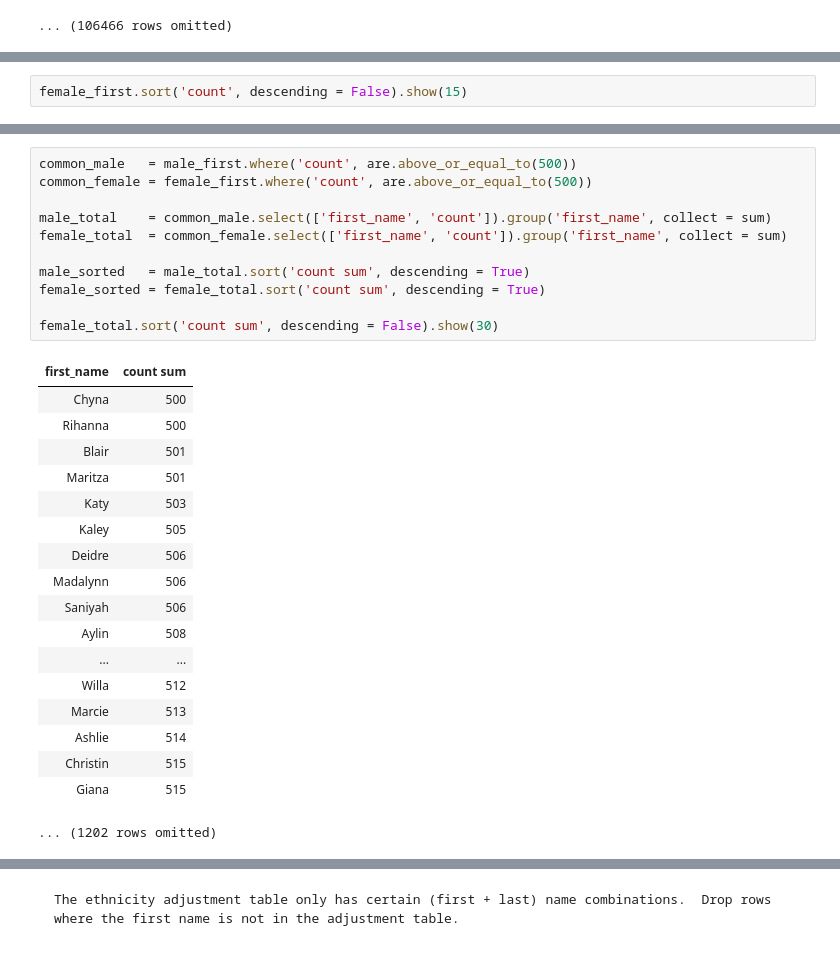
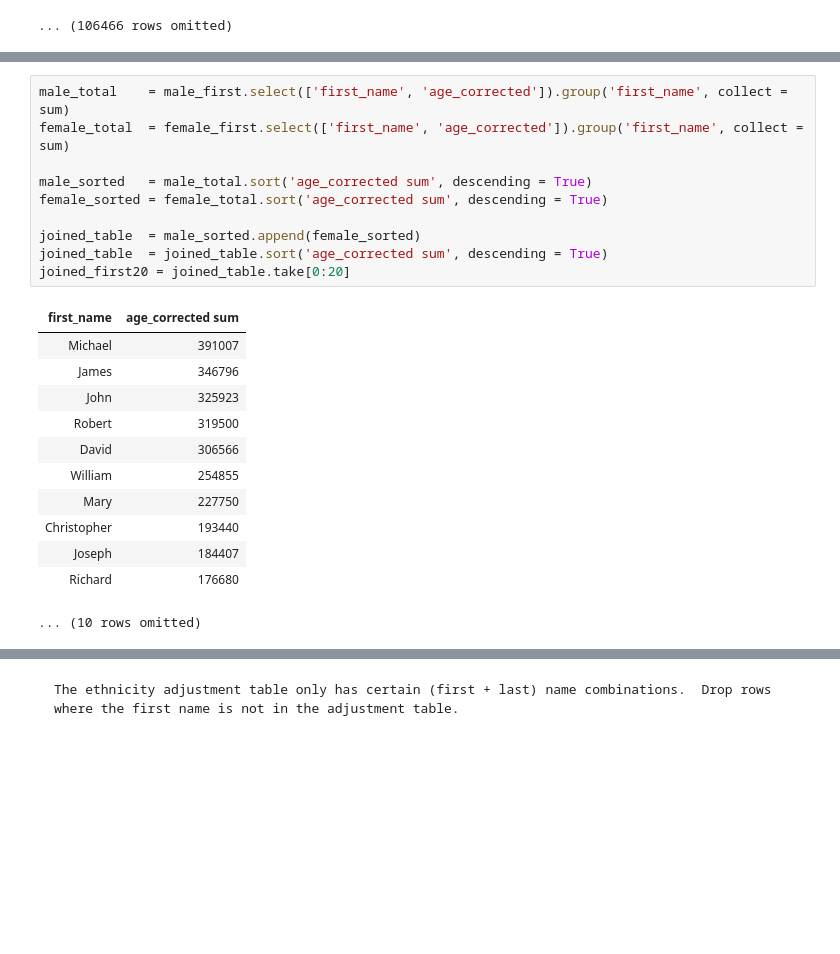
Before and after one commit to ls88-openscienceconnector/final-project-team-3, a Jupyter notebook: notebooks/Final Project Team 3.ipynb, the cells around one changed output, grey strips where cells are left out. Cells and saved outputs as stored; diff of their text form; blank space fills up the shorter version.

```diff
--- a/notebooks/Final Project Team 3.ipynb
+++ b/notebooks/Final Project Team 3.ipynb
@@ -171,2 +167,0 @@ There are some women with men's names and some men with women's names, but it is
-# %%
-female_first.sort('count', descending = False).show(15)
@@ -191,30 +168,23 @@ female_first.sort('count', descending = False).show(15)
 # %%
-common_male   = male_first.where('count', are.above_or_equal_to(500))
-common_female = female_first.where('count', are.above_or_equal_to(500))
+male_total    = male_first.select(['first_name', 'age_corrected']).group('first_name', collect = sum)
+female_total  = female_first.select(['first_name', 'age_corrected']).group('first_name', collect = sum)
 
-male_total    = common_male.select(['first_name', 'count']).group('first_name', collect = sum)
-female_total  = common_female.select(['first_name', 'count']).group('first_name', collect = sum)
+male_sorted   = male_total.sort('age_corrected sum', descending = True)
+female_sorted = female_total.sort('age_corrected sum', descending = True)
 
-male_sorted   = male_total.sort('count sum', descending = True)
-female_sorted = female_total.sort('count sum', descending = True)
-
-female_total.sort('count sum', descending = False).show(30)
+joined_table  = male_sorted.append(female_sorted)
+joined_table  = joined_table.sort('age_corrected sum', descending = True)
+joined_first20 = joined_table.take[0:20]
 # %% [output]
-| first_name | count sum |
-| Chyna | 500 |
-| Rihanna | 500 |
-| Blair | 501 |
-| Maritza | 501 |
-| Katy | 503 |
-| Kaley | 505 |
-| Deidre | 506 |
-| Madalynn | 506 |
-| Saniyah | 506 |
-| Aylin | 508 |
-| ... | ... |
-| Willa | 512 |
-| Marcie | 513 |
-| Ashlie | 514 |
-| Christin | 515 |
-| Giana | 515 |
+| first_name | age_corrected sum |
+| Michael | 391007 |
+| James | 346796 |
+| John | 325923 |
+| Robert | 319500 |
+| David | 306566 |
+| William | 254855 |
+| Mary | 227750 |
+| Christopher | 193440 |
+| Joseph | 184407 |
+| Richard | 176680 |
-... (1202 rows omitted)
+... (10 rows omitted)
```
Also changed, not shown: parts of 6 cells of this notebook.
